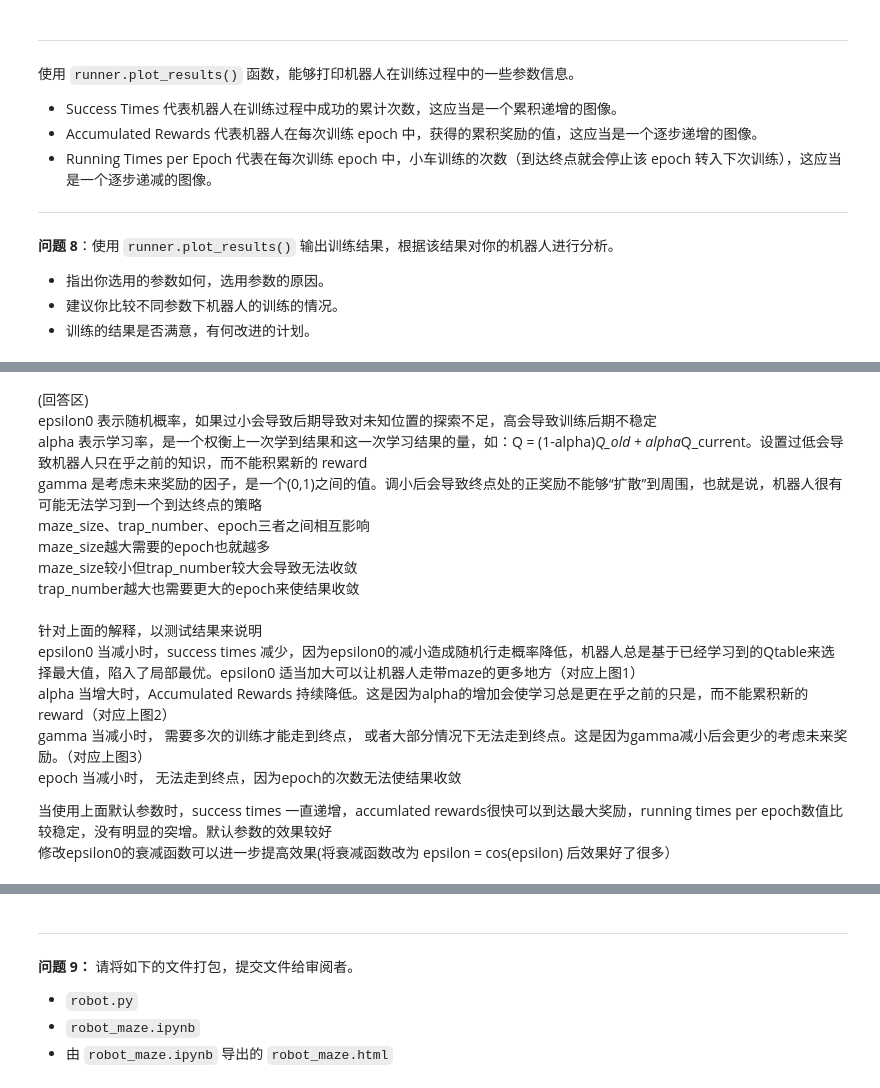
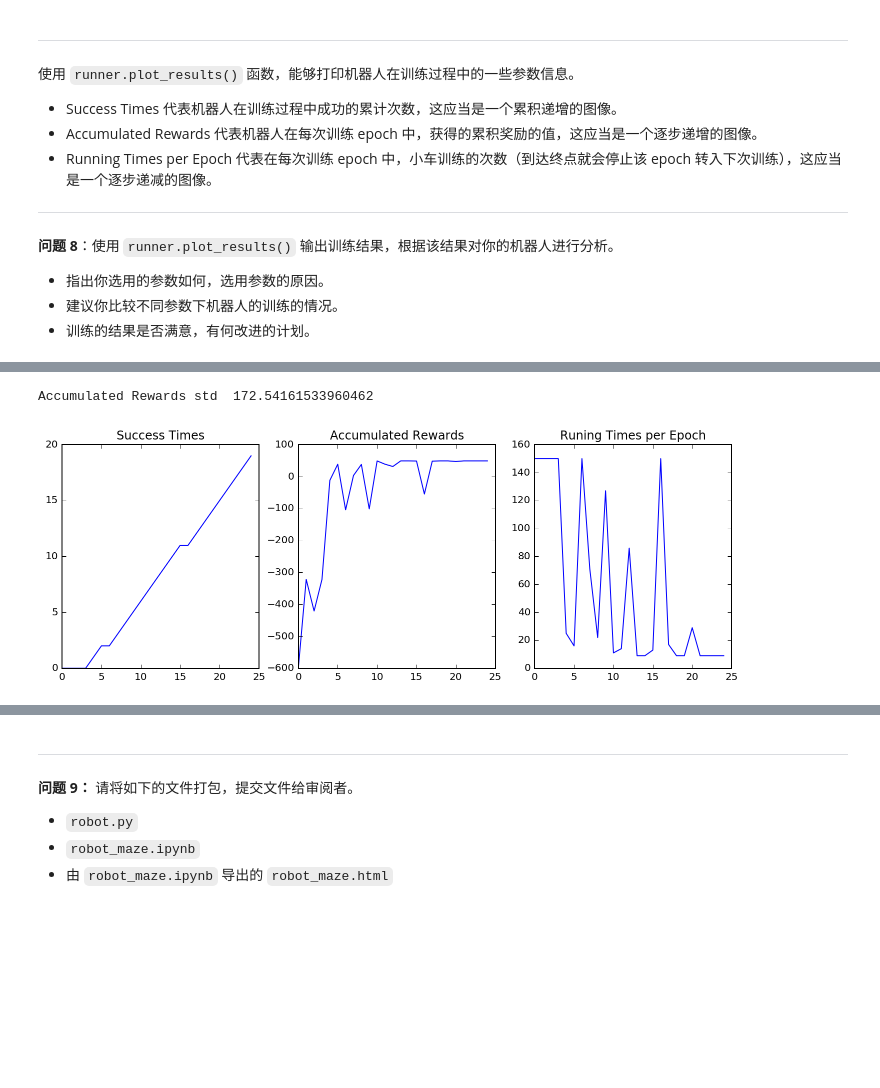
Before and after one commit to GavinCando/UdaCityProjects, a Jupyter notebook: P4/robot_maze.ipynb, the cells around one changed output, grey strips where cells are left out. Saved outputs shown, nothing was run; the diff lists cells and outputs as text; code cells hidden in the pictures; blank space fills up the shorter version.

```diff
--- a/P4/robot_maze.ipynb
+++ b/P4/robot_maze.ipynb
@@ -317,18 +301,6 @@ runner.plot_results()
-# %% [markdown]
-(回答区)<br>
-epsilon0 表示随机概率，如果过小会导致后期导致对未知位置的探索不足，高会导致训练后期不稳定<br>
-alpha 表示学习率，是一个权衡上一次学到结果和这一次学习结果的量，如：Q = (1-alpha)*Q_old + alpha*Q_current。设置过低会导致机器人只在乎之前的知识，而不能积累新的 reward<br>
-gamma 是考虑未来奖励的因子，是一个(0,1)之间的值。调小后会导致终点处的正奖励不能够“扩散”到周围，也就是说，机器人很有可能无法学习到一个到达终点的策略<br>
-maze_size、trap_number、epoch三者之间相互影响<br>
-maze_size越大需要的epoch也就越多<br>
-maze_size较小但trap_number较大会导致无法收敛<br>
-trap_number越大也需要更大的epoch来使结果收敛<br>
-<br>
-针对上面的解释，以测试结果来说明<br>
-epsilon0 当减小时，success times 减少，因为epsilon0的减小造成随机行走概率降低，机器人总是基于已经学习到的Qtable来选择最大值，陷入了局部最优。epsilon0 适当加大可以让机器人走带maze的更多地方（对应上图1）<br>
-alpha 当增大时，Accumulated Rewards 持续降低。这是因为alpha的增加会使学习总是更在乎之前的只是，而不能累积新的reward（对应上图2）<br>
-gamma 当减小时， 需要多次的训练才能走到终点， 或者大部分情况下无法走到终点。这是因为gamma减小后会更少的考虑未来奖励。（对应上图3）<br>
-epoch 当减小时， 无法走到终点，因为epoch的次数无法使结果收敛<br>
-
-当使用上面默认参数时，success times 一直递增，accumlated rewards很快可以到达最大奖励，running times per epoch数值比较稳定，没有明显的突增。默认参数的效果较好<br>
-修改epsilon0的衰减函数可以进一步提高效果(将衰减函数改为 epsilon = cos(epsilon) 后效果好了很多）
+# %%
+runner = run(epoch, epsilon0, alpha, gamma)
+runner.plot_results()
+# %% [output]
+Accumulated Rewards std  172.54161533960462
+[figure, added]
```
Also changed, not shown: parts of 17 cells of this notebook, 7 other files.
